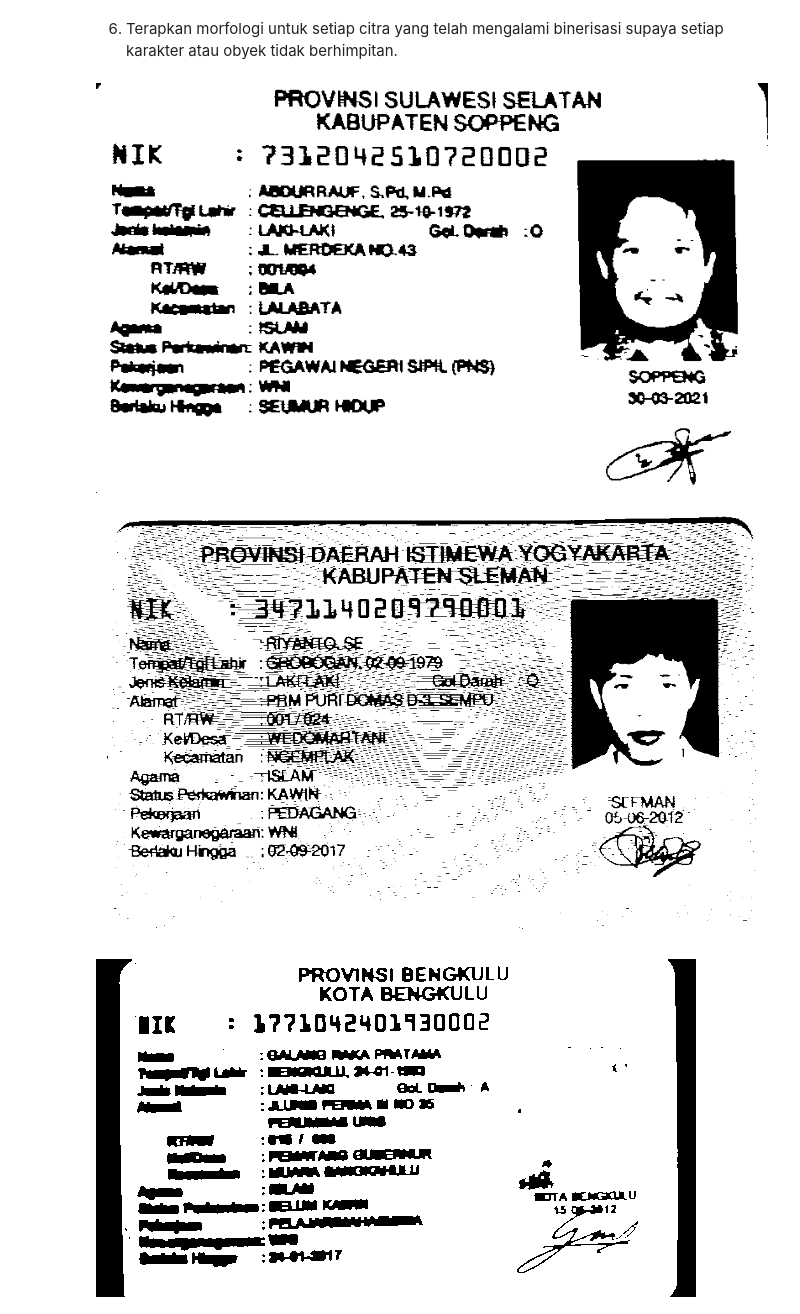
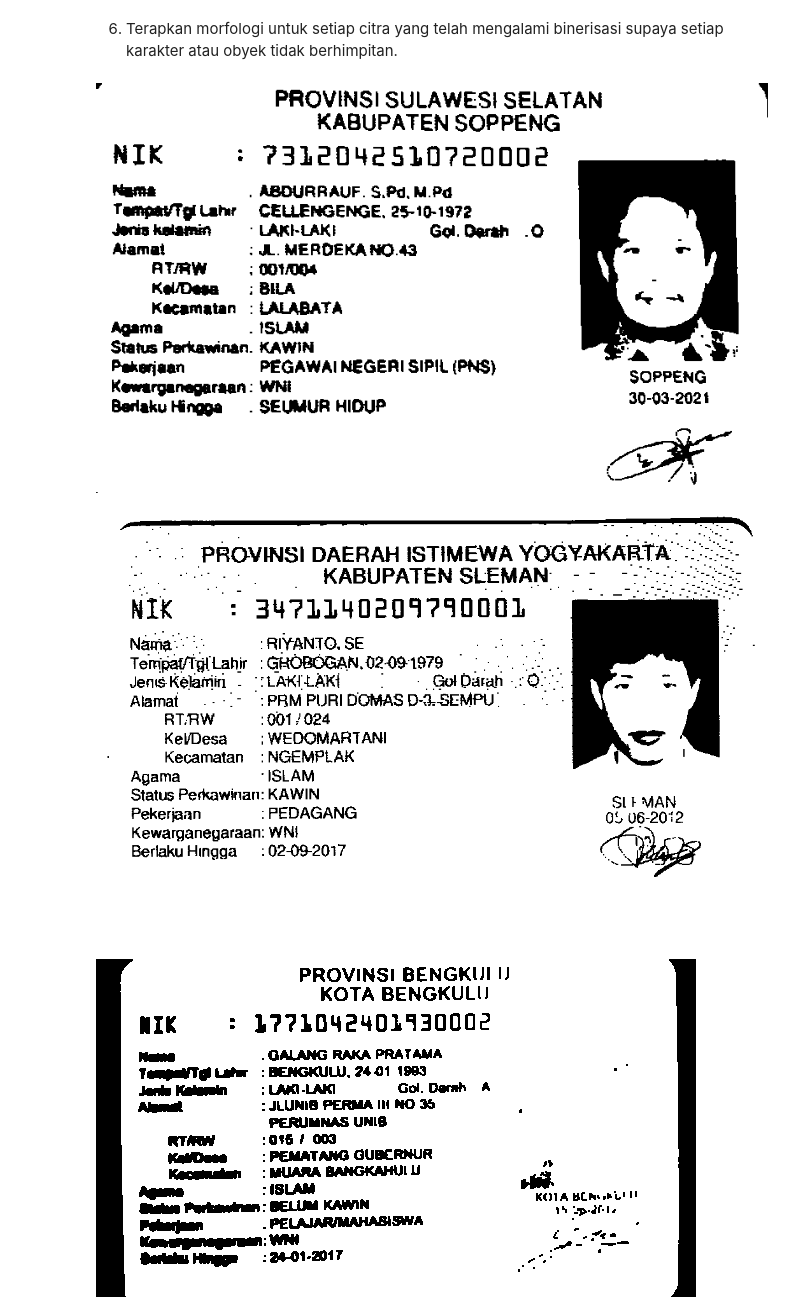
Before and after one commit to Amaliastf/PCVK_Ganjil_2023, a Jupyter notebook: week_11.ipynb, the cells around one changed output. Saved outputs shown, nothing was run; the diff lists cells and outputs as text; code cells hidden in the pictures.

```diff
--- a/week_11.ipynb
+++ b/week_11.ipynb
@@ -83,37 +92,29 @@ for name_file in sorted(os.listdir(path_plate)):
 # %% [markdown]
 6. Terapkan morfologi untuk setiap citra yang telah mengalami binerisasi supaya setiap karakter atau obyek tidak berhimpitan.
 # %%
-from google.colab.patches import cv2_imshow
-import cv2
-import os
-import numpy as np
-
 # Lokasi hasil pelat
 path_plate = "/content/drive/MyDrive/PCVK/Images/KTP_Per7"
 
 # Looping file di direktori
 for name_file in sorted(os.listdir(path_plate)):
     img_path = os.path.join(path_plate, name_file)
     src = cv2.imread(img_path)
     blurred = src.copy()
     gray = blurred.copy()
 
     # Filtering
     for i in range(10):
         blurred = cv2.GaussianBlur(src, (5, 5), 0.5)
 
     # Ubah ke grayscale
     gray = cv2.cvtColor(blurred, cv2.COLOR_BGR2GRAY)
     ret, bw = cv2.threshold(gray.copy(), 0, 255, cv2.THRESH_BINARY + cv2.THRESH_OTSU)
 
     # Menerapkan operasi morfologi (erosi dan dilasi)
-    kernel = np.ones((2, 3), np.uint8)  # Kernel untuk operasi morfologi
-    erosion = cv2.erode(bw, kernel, iterations=1)
-    dilation = cv2.dilate(erosion, kernel, iterations=1)
-
-    # Menampilkan citra hasil operasi morfologi
-    cv2_imshow(dilation)
+    kernel = np.ones((2, 2), np.uint8)
+    closing = cv2.morphologyEx(bw, cv2.MORPH_CLOSE, kernel)
+    cv2_imshow(closing)
 # %% [output]
-[figure, old version]
+[figure, new version]
-[figure, old version]
+[figure, new version]
-[figure, old version]
+[figure, new version]
```
Also changed, not shown: parts of 7 cells of this notebook.
